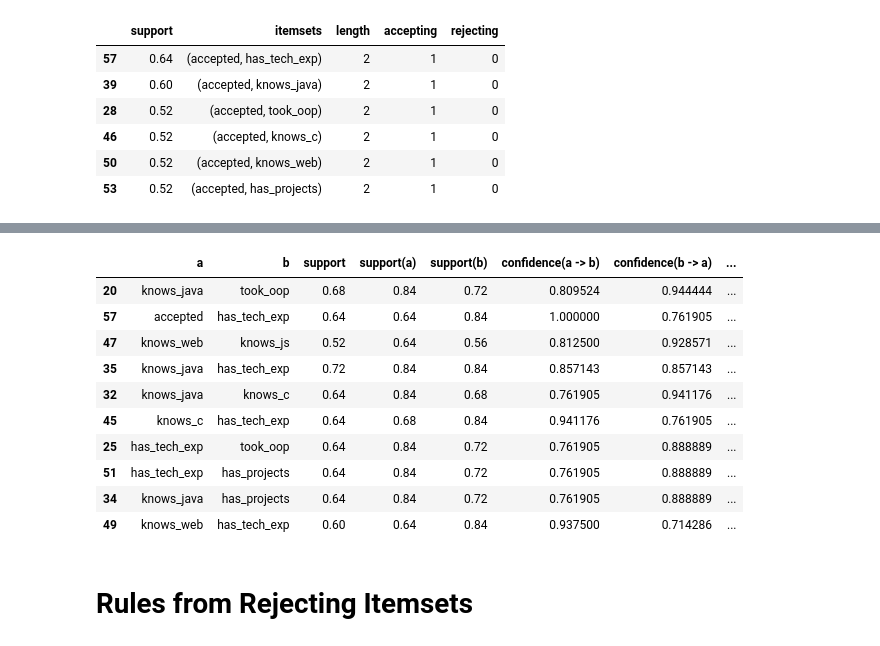
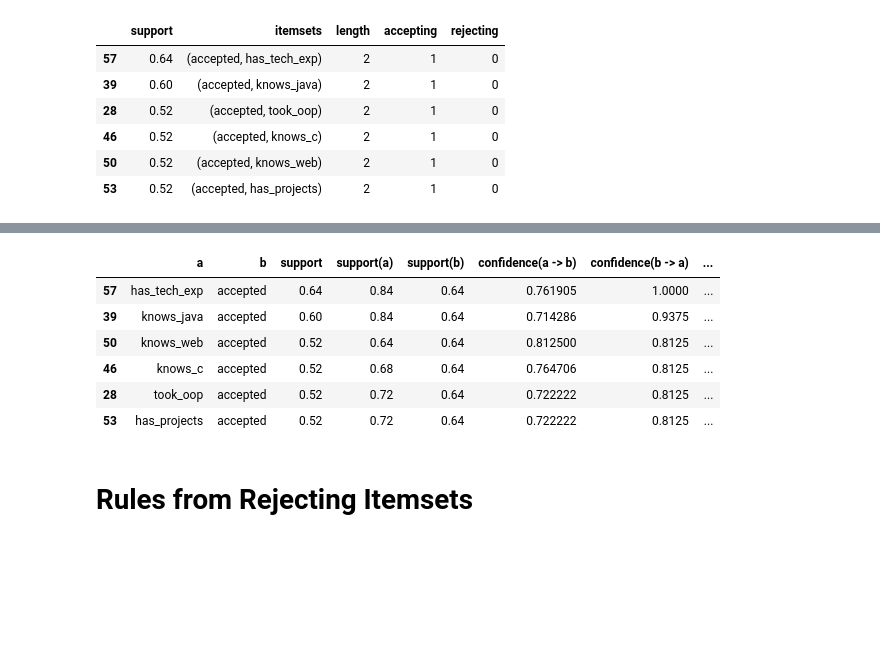
Before and after one commit to resumesai/resumesai.github.io, a Jupyter notebook: analysis/Rule Mining.ipynb, the cells around one changed output, grey strips where cells are left out. Cells and saved outputs as stored; diff of their text form; code cells hidden in the pictures; blank space fills up the shorter version.

```diff
--- a/analysis/Rule Mining.ipynb
+++ b/analysis/Rule Mining.ipynb
@@ -48,10 +51,24 @@ top.head(5)
 | 42 | 0.64 | (knows_c, has_tech_exp) | 2 |
 # %%
+def unpack_dual_itemset(itemset, bops=["accepted", "rejected"]):
+    iset = tuple(itemset)
+    target = None
+    for op in bops:
+        if op in itemset:
+            target = op
+            break
+    if target is None:
+        return iset
+    a = iset[0]
+    b = iset[1]
+    if a is target:
+        return b, target
+    return a, b
+
+
 def contingency_table(bdf, itemset):
     N = len(bdf)
-    iset = tuple(itemset)
-    a = iset[0]
-    b = iset[1]
+    a, b = unpack_dual_itemset(itemset)
     f11 = len(bdf.query("{} == 1.0 and {} == 1.0".format(a, b)))
     f10 = len(bdf.query("{} == 1.0 and {} == 0.0".format(a, b)))
     f01 = len(bdf.query("{} == 0.0 and {} == 1.0".format(a, b)))
@@ -65,9 +82,7 @@ def contingency_table(bdf, itemset):
 
 def show_contingency_table(itemset, f11, f10, f01, f00):
     N = len(bdf)
-    iset = tuple(itemset)
-    a = iset[0]
-    b = iset[1]
+    a, b = unpack_dual_itemset(itemset)
     f1p = f11 + f10
     f0p = f01 + f00
     fp1 = f11 + f01
@@ -114,6 +129,8 @@ def phi_correlation(f11, f10, f01, f00):
     fp0 = f10 + f00
     num = (f11 * f00) - (f01 * f10)
     denom = math.sqrt(f1p * fp1 * f0p * fp0)
+    if denom == 0:
+        return 0.0
     return num / denom
 
 def is_score(f11, f10, f01, f00):
@@ -223,46 +238,44 @@ metrics_list = [
     "a",
     "b",
     "support",
     "support(a)",
     "support(b)",
     "confidence(a -> b)",
     "confidence(b -> a)",
     "interest(a, b)",
     "phi(a, b)",
     "is(a, b)",
 ]
 
 
 def get_metric(df, metric):
     def compute(its):
         ct = contingency_table(df, its)
         return metric(*ct)
 
     return compute
 
 
-rq["a"] = [tuple(s)[0] for s in rq["itemsets"]]
-rq["b"] = [tuple(s)[1] for s in rq["itemsets"]]
+rq["a"] = [unpack_dual_itemset(s)[0] for s in rq["itemsets"]]
+rq["b"] = [unpack_dual_itemset(s)[1] for s in rq["itemsets"]]
 rq["support(a)"] = rq["itemsets"].apply(get_metric(jdf, support_a))
 rq["support(b)"] = rq["itemsets"].apply(get_metric(jdf, support_b))
 rq["confidence(a -> b)"] = rq["itemsets"].apply(get_metric(jdf, confidence_ab))
 rq["confidence(b -> a)"] = rq["itemsets"].apply(get_metric(jdf, confidence_ba))
 rq["interest(a, b)"] = rq["itemsets"].apply(get_metric(jdf, interest_factor))
 rq["phi(a, b)"] = rq["itemsets"].apply(get_metric(jdf, phi_correlation))
 rq["is(a, b)"] = rq["itemsets"].apply(get_metric(jdf, is_score))
-rq[metrics_list].sort_values(by=["is(a, b)"], ascending=False).head(10)
+rqt = rq.query("accepting == 1 or rejecting == 1")
+rj = rqt[metrics_list].sort_values(by=["support", "is(a, b)"], ascending=False).head(10)
+rj
 # %% [output]
 |  | a | b | support | support(a) | support(b) | confidence(a -> b) | confidence(b -> a) | ... |
-| 20 | knows_java | took_oop | 0.68 | 0.84 | 0.72 | 0.809524 | 0.944444 | ... |
-| 57 | accepted | has_tech_exp | 0.64 | 0.64 | 0.84 | 1.000000 | 0.761905 | ... |
-| 47 | knows_web | knows_js | 0.52 | 0.64 | 0.56 | 0.812500 | 0.928571 | ... |
-| 35 | knows_java | has_tech_exp | 0.72 | 0.84 | 0.84 | 0.857143 | 0.857143 | ... |
-| 32 | knows_java | knows_c | 0.64 | 0.84 | 0.68 | 0.761905 | 0.941176 | ... |
-| 45 | knows_c | has_tech_exp | 0.64 | 0.68 | 0.84 | 0.941176 | 0.761905 | ... |
-| 25 | has_tech_exp | took_oop | 0.64 | 0.84 | 0.72 | 0.761905 | 0.888889 | ... |
-| 51 | has_tech_exp | has_projects | 0.64 | 0.84 | 0.72 | 0.761905 | 0.888889 | ... |
-| 34 | knows_java | has_projects | 0.64 | 0.84 | 0.72 | 0.761905 | 0.888889 | ... |
-| 49 | knows_web | has_tech_exp | 0.60 | 0.64 | 0.84 | 0.937500 | 0.714286 | ... |
+| 57 | has_tech_exp | accepted | 0.64 | 0.84 | 0.64 | 0.761905 | 1.0000 | ... |
+| 39 | knows_java | accepted | 0.60 | 0.84 | 0.64 | 0.714286 | 0.9375 | ... |
+| 50 | knows_web | accepted | 0.52 | 0.64 | 0.64 | 0.812500 | 0.8125 | ... |
+| 46 | knows_c | accepted | 0.52 | 0.68 | 0.64 | 0.764706 | 0.8125 | ... |
+| 28 | took_oop | accepted | 0.52 | 0.72 | 0.64 | 0.722222 | 0.8125 | ... |
+| 53 | has_projects | accepted | 0.52 | 0.72 | 0.64 | 0.722222 | 0.8125 | ... |
 # %% [markdown]
 # Rules from Rejecting Itemsets
 # %%
```
Also changed, not shown: parts of 5 cells of this notebook, 30 other files.
